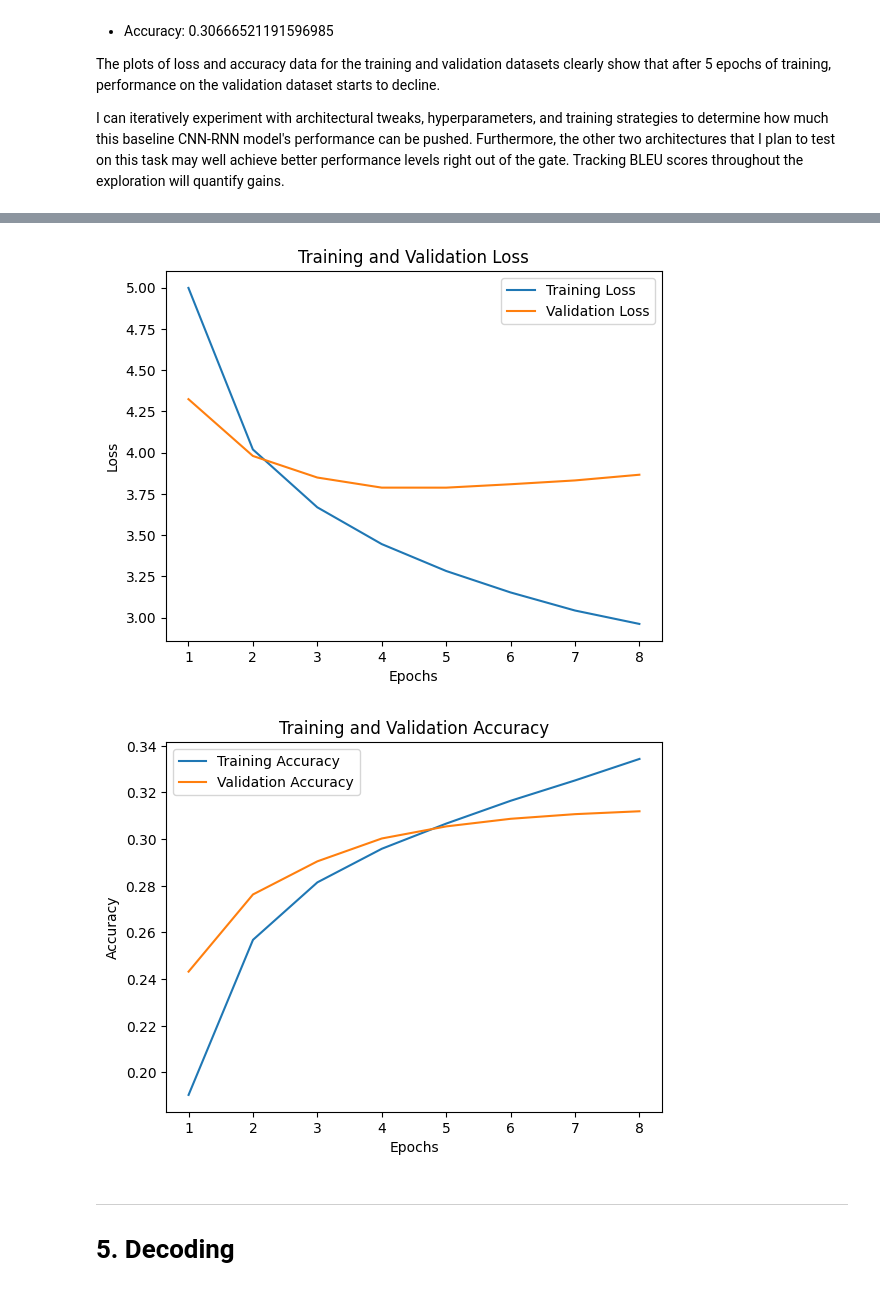
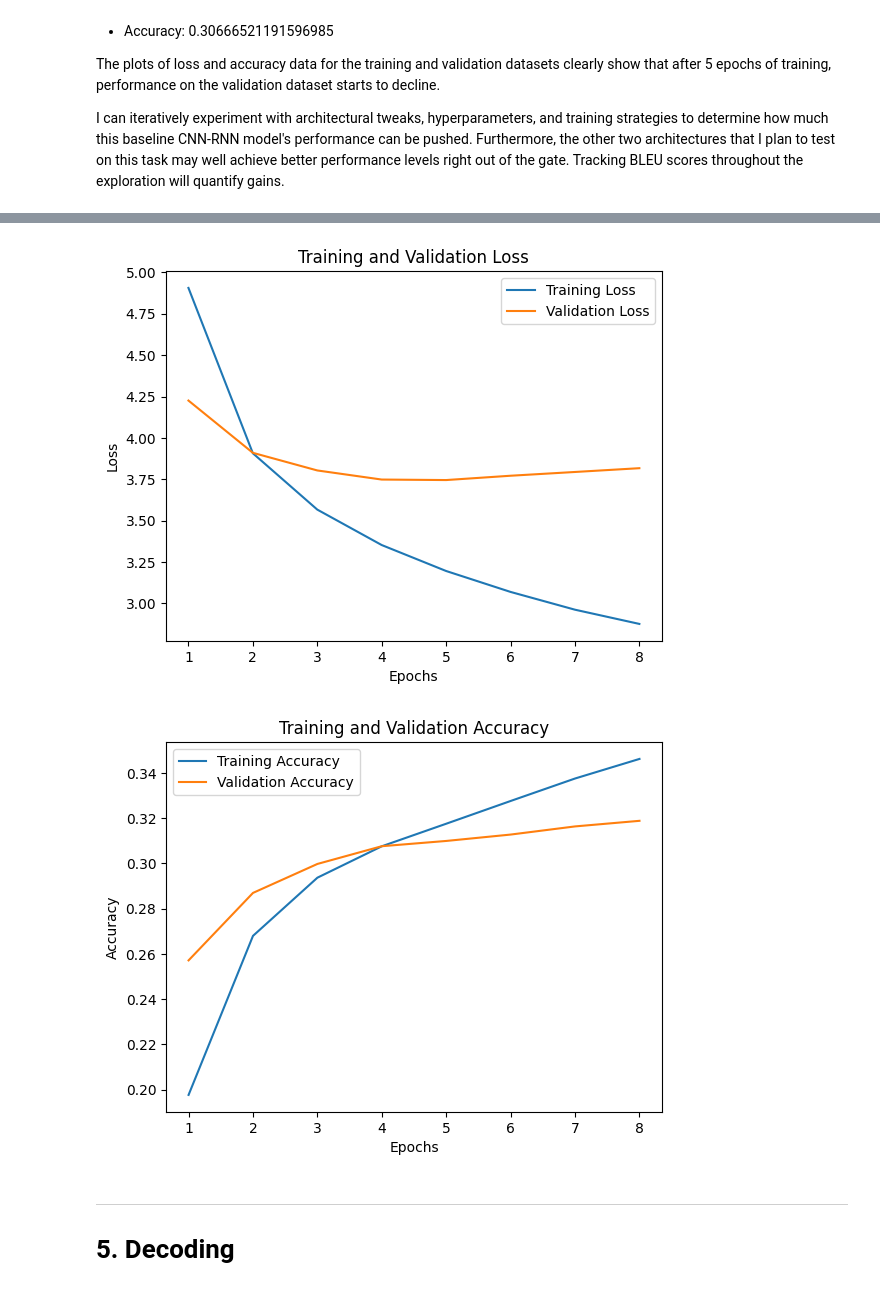
Before and after one commit to mhodierne1402/data-science-ml-portfolio, a Jupyter notebook: image-caption-generator/Image_Caption_Generator_CNN_RNN_Model_STAGE_1_Baseline.ipynb, the cells around one changed output, grey strips where cells are left out. Cells and saved outputs as stored; diff of their text form; code cells hidden in the pictures.

```diff
--- a/image-caption-generator/Image_Caption_Generator_CNN_RNN_Model_STAGE_1_Baseline.ipynb
+++ b/image-caption-generator/Image_Caption_Generator_CNN_RNN_Model_STAGE_1_Baseline.ipynb
@@ -838,10 +853,10 @@ The plots of loss and accuracy data for the training and validation datasets cle
 I can iteratively experiment with architectural tweaks, hyperparameters, and training strategies to determine how much this baseline CNN-RNN model's performance can be pushed. Furthermore, the other two architectures that I plan to test on this task may well achieve better performance levels right out of the gate. Tracking BLEU scores throughout the exploration will quantify gains.
 # %%
 # load model history from pickle
-with open(f'{working_directory}history_e10-200.pkl', 'rb') as f:
+with open(f'{working_directory}history_e10-300.pkl', 'rb') as f:
     history = pickle.load(f)
 # %%
-def combine_train_history()
+def combine_train_history():
     # Edit and use this code to create an aggregate of training history
     # if the model is trained over more than one session
     with open(f'{working_directory}history_run1.pkl', 'rb') as f:
@@ -890,5 +905,5 @@ Best Accuracy: 0.30666521191596985
-[figure, old version]
+[figure, new version]
-[figure, old version]
+[figure, new version]
 # %% [markdown]
 ---
 
```
Also changed, not shown: parts of 6 cells of this notebook.
